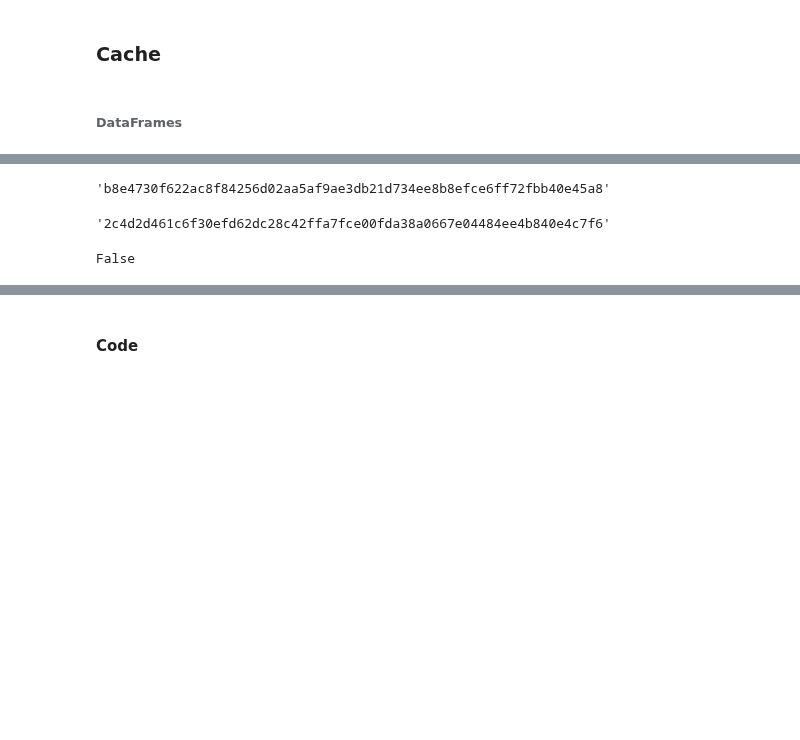
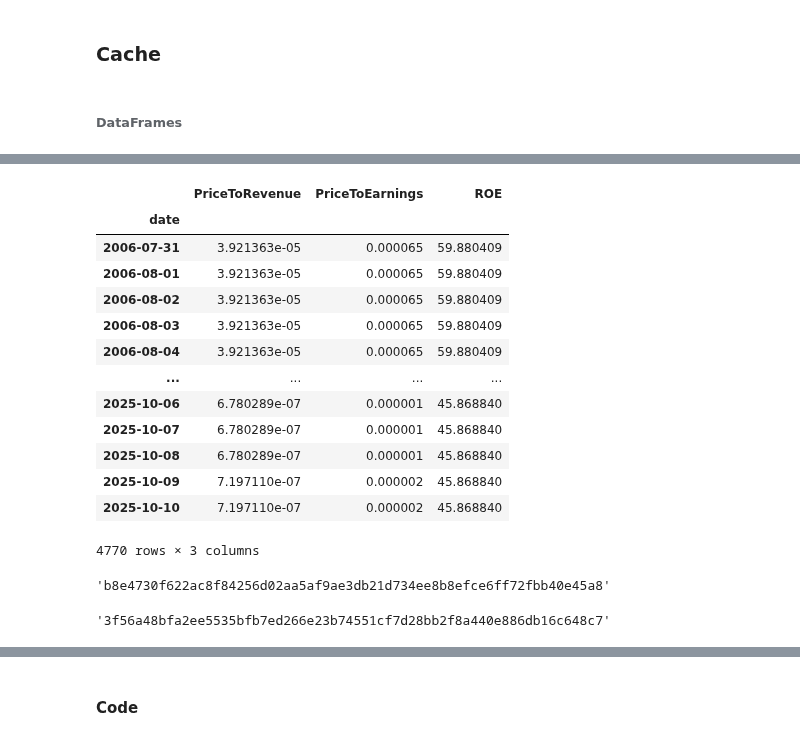
Before and after one commit to faustostangler/FLY, a Jupyter notebook: playgroung.ipynb, the cells around one changed output, grey strips where cells are left out. Drawn from its saved outputs; the diff is of its cells as text; code cells hidden in the pictures; blank space fills up the shorter version.

```diff
--- a/playgroung.ipynb
+++ b/playgroung.ipynb
@@ -969,14 +1005,15 @@ SQLITE = BASE / "cache.db"
 indicators = pd.read_csv('indicators.csv')
 indicators["date"] = pd.to_datetime(indicators["date"], errors="coerce")
 indicators = indicators.set_index("date").sort_index()
+i = indicators.sort_index().index
 
 quotes = pd.read_csv("quotes.csv")
 quotes["date"] = pd.to_datetime(quotes["date"], errors="coerce")
 quotes = quotes.set_index("date").sort_index()
+q = quotes.sort_index()
 
 statements = pd.read_csv("statements.csv")
-s = statements.copy()
-c = quotes.sort_index().index
+s = statements.sort_index().copy()
 
 key_columns = ["company_name", "quarter", "account"]
 # sep = " - "
@@ -999,7 +1036,7 @@ s.columns.name = None
 
 s = meta.join(s, how="right")
 
-if c is not None:
+if q is not None:
     # reset_multiindex
     s = s.copy()
     # s.index = s.index.set_names(["quarter", "nsd", "company_name", "version"])
@@ -1014,7 +1051,7 @@ if c is not None:
     )
 
     # reindex ffill bfill
-    s = s.reindex(c, method="ffill")
+    s = s.reindex(q.index, method="ffill")
     if s.iloc[0].isna().any():
         s = s.bfill()
 
@@ -1023,3 +1060,8 @@ if c is not None:
     s = s.reset_index(level=context_columns)
     quotes.to_csv('q.csv', index=True)
     s.to_csv('s.csv', index=True)
+
+i_hash = hashlib.sha256(pd.util.hash_pandas_object(i, index=True).sum()).hexdigest()
+q_hash = hashlib.sha256(pd.util.hash_pandas_object(q, index=True).sum()).hexdigest()
+s_hash = hashlib.sha256(pd.util.hash_pandas_object(s, index=True).sum()).hexdigest()
+i_hash, q_hash, s_hash
@@ -1028,0 +1094,19 @@ checks = {c: int(pd.util.hash_pandas_object(s[c], index=True).sum()) for c in s.
+# %%
+def calculate_ratios(q, s):
+    # CÓDIGO CRÍTICO DE CÁLCULO
+    s = s.reindex(q.index, method='ffill')
+    # s_col = s.columns[[c.startswith("03.01") for c in s.columns.tolist()]]
+    col_03_01 = '03.01 - Receita de Venda de Bens e/ou Serviços - DFs Individuais - Demonstração do Resultado'
+    col_03_11 = '03.11 - Lucro do Período - DFs Individuais - Demonstração do Resultado'
+
+    ratio_df = pd.DataFrame(index=q.index)
+
+    ratio_df['PriceToRevenue'] = q['adj_close'] / s[col_03_01]
+    ratio_df['PriceToEarnings'] = q['adj_close'] / s[col_03_11]
+    ratio_df['ROE'] = s[col_03_11]  / s[col_03_01] * 100
+    return ratio_df
+
+# 1. Obter o código-fonte (a string) da função
+calculate_ratios_str = inspect.getsource(calculate_ratios)
+ratios_method_hash = hashlib.sha256(calculate_ratios_str.encode()).hexdigest()
+ratios_method_hash
@@ -1029,3 +1308,21 @@ checks = {c: int(pd.util.hash_pandas_object(s[c], index=True).sum()) for c in s.
+# %%
+r = calculate_ratios(q, s)
+r
+# %% [output]
+|  | PriceToRevenue | PriceToEarnings | ROE |
+| date |  |  |  |
+| 2006-07-31 | 3.921363e-05 | 0.000065 | 59.880409 |
+| 2006-08-01 | 3.921363e-05 | 0.000065 | 59.880409 |
+| 2006-08-02 | 3.921363e-05 | 0.000065 | 59.880409 |
+| 2006-08-03 | 3.921363e-05 | 0.000065 | 59.880409 |
+| 2006-08-04 | 3.921363e-05 | 0.000065 | 59.880409 |
+| ... | ... | ... | ... |
+| 2025-10-06 | 6.780289e-07 | 0.000001 | 45.868840 |
+| 2025-10-07 | 6.780289e-07 | 0.000001 | 45.868840 |
+| 2025-10-08 | 6.780289e-07 | 0.000001 | 45.868840 |
+| 2025-10-09 | 7.197110e-07 | 0.000002 | 45.868840 |
+| 2025-10-10 | 7.197110e-07 | 0.000002 | 45.868840 |
+4770 rows × 3 columns
 # %%
 base = s.sort_index().copy()
 base['date'] = base.index.map(lambda x: x.isoformat())
@@ -1038,15 +1335,11 @@ hash_s
 # %%
 snapshot_antigo = base[["row_hash"]].copy()
 s1 = s.sort_index().copy()
-s1.loc['2006-07-31 00:00:00', '00.01.02 - Ações PN Circulação - Dados da Empresa - Composição do Capital'] = 1000
+s1.loc['2006-07-31 00:00:00', '00.01.02 - Ações PN Circulação - Dados da Empresa - Composição do Capital'] = 999
 s1['date'] = s1.index.map(lambda x: x.isoformat())
 s1['row_hash'] = s1[sorted(s1.columns.tolist())].astype(str).agg('|'.join, axis=1).apply(lambda x: hashlib.sha256(x.encode("utf-8")).hexdigest())
 s1 = s1.drop(columns=['date'])
 hash_s1 = hashlib.sha256("".join(s1.sort_index(ascending=True)["row_hash"]).encode("utf-8")).hexdigest()
 hash_s1
 # %% [output]
-'2c4d2d461c6f30efd62dc28c42ffa7fce00fda38a0667e04484ee4b840e4c7f6'
+'3f56a48bfa2ee5535bfb7ed266e23b74551cf7d28bb2f8a440e886db16c648c7'
-# %%
-hash_s == hash_s1
-# %% [output]
-False
```
Also changed, not shown: parts of 18 cells of this notebook.
